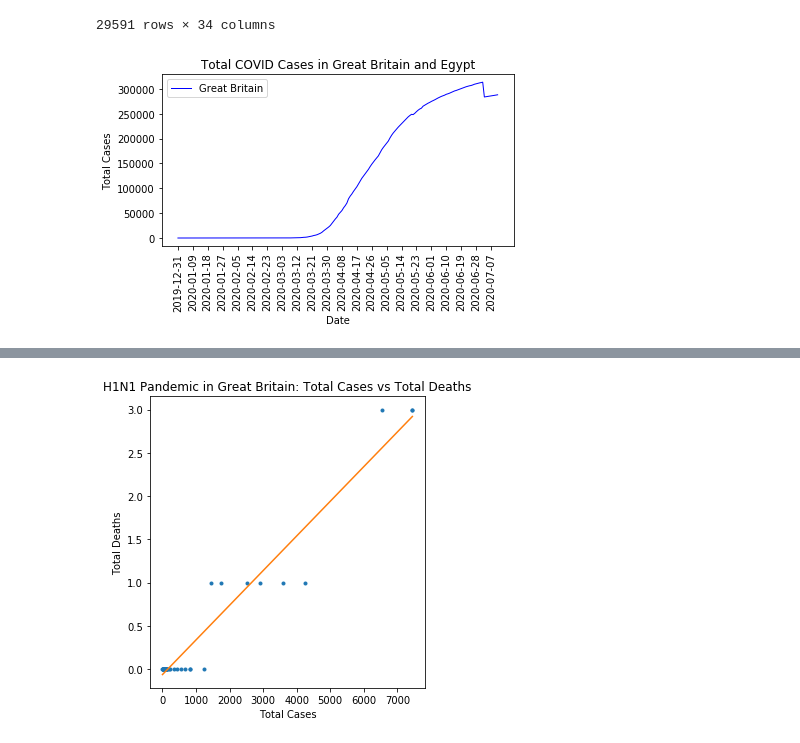
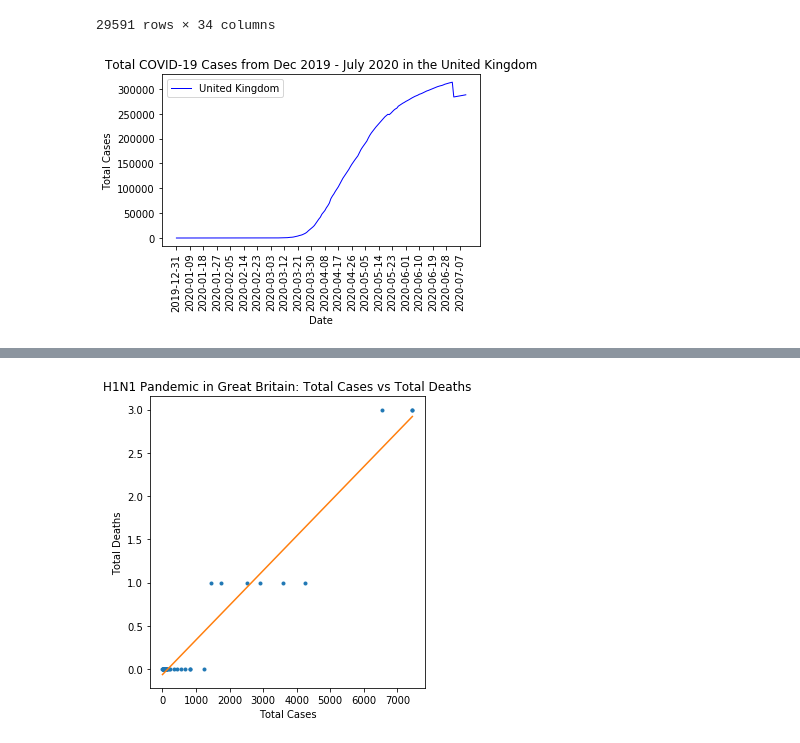
Before and after one commit to Akplesa/viruses, a Jupyter notebook: John_branch-UK and EGY.ipynb, the cells around one changed output, grey strips where cells are left out. Cells and saved outputs as stored; diff of their text form; code cells hidden in the pictures.

Commit message:
graph changes

```diff
--- a/John_branch-UK and EGY.ipynb
+++ b/John_branch-UK and EGY.ipynb
@@ -35,23 +39,27 @@ COVID_data
 # %%
 #Clean COVID-19 DataFrame and extract data based on location, date, total_cases, and total_deaths
 
 clean_data_c = COVID_data[["iso_code", "location", "date", "total_cases", "total_deaths", "new_deaths", "new_cases"]]
 clean_data_c
 #Multiple Line graph for date and total_cases for each country
 GBR_c = clean_data_c[(clean_data_c["iso_code"] == 'GBR')]
-
+EGY_c = clean_data_c[(clean_data_c["iso_code"] == 'EGY')]
+AUS_c = clean_data_c[(clean_data_c["iso_code"] == 'AUS')]
+USA_c = clean_data_c[(clean_data_c["iso_code"] == 'USA')]
+RUS_c = clean_data_c[(clean_data_c["iso_code"] == 'RUS')]
+CHN_c = clean_data_c[(clean_data_c["iso_code"] == 'CHN')]
 
 x_axis_GBR_c = GBR_c["date"]
 y_axis_GBR_c = GBR_c["total_cases"]
 GBR_c_cases_total = plt.plot(x_axis_GBR_c, y_axis_GBR_c, color= "blue", linewidth=1, label="GBR")
 plt.xticks(rotation = "90")
 plt.tight_layout()
 plt.xticks(np.arange(0, len(x_axis_GBR_c)+1, 9))
-plt.legend(["Great Britain", "Egypt"])
-plt.title("Total COVID Cases in Great Britain and Egypt")
+plt.legend(["United Kingdom"])
+plt.title("Total COVID-19 Cases from Dec 2019 - July 2020 in the United Kingdom")
 plt.xlabel("Date")
 plt.ylabel("Total Cases")
 plt.tight_layout()
 plt.show()
 # %% [output]
-[figure, old version]
+[figure, new version]
```
Also changed, not shown: parts of 18 cells of this notebook.
